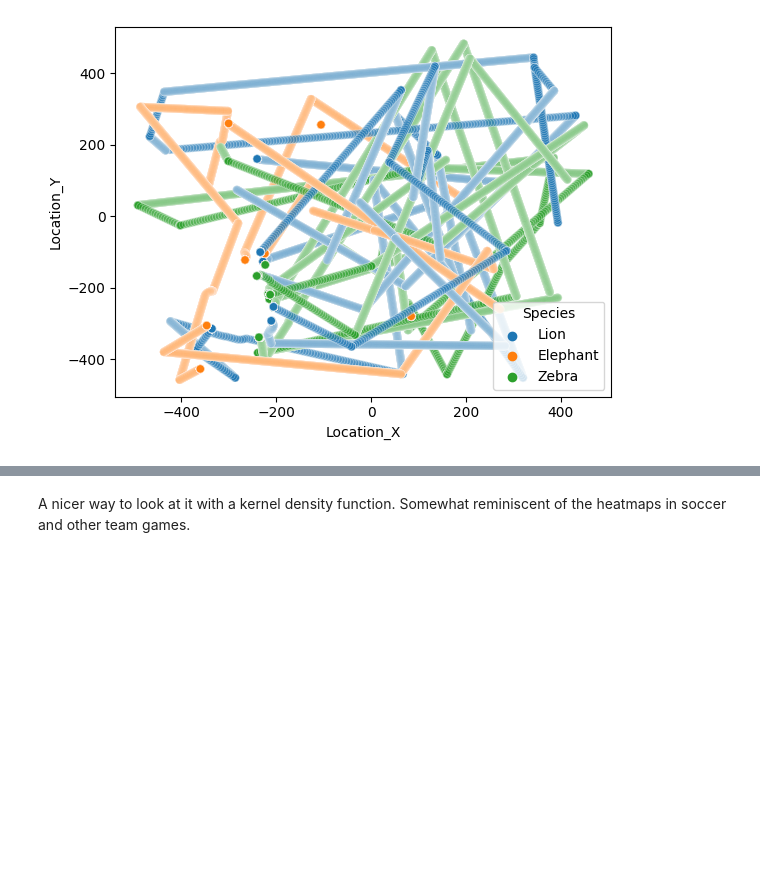
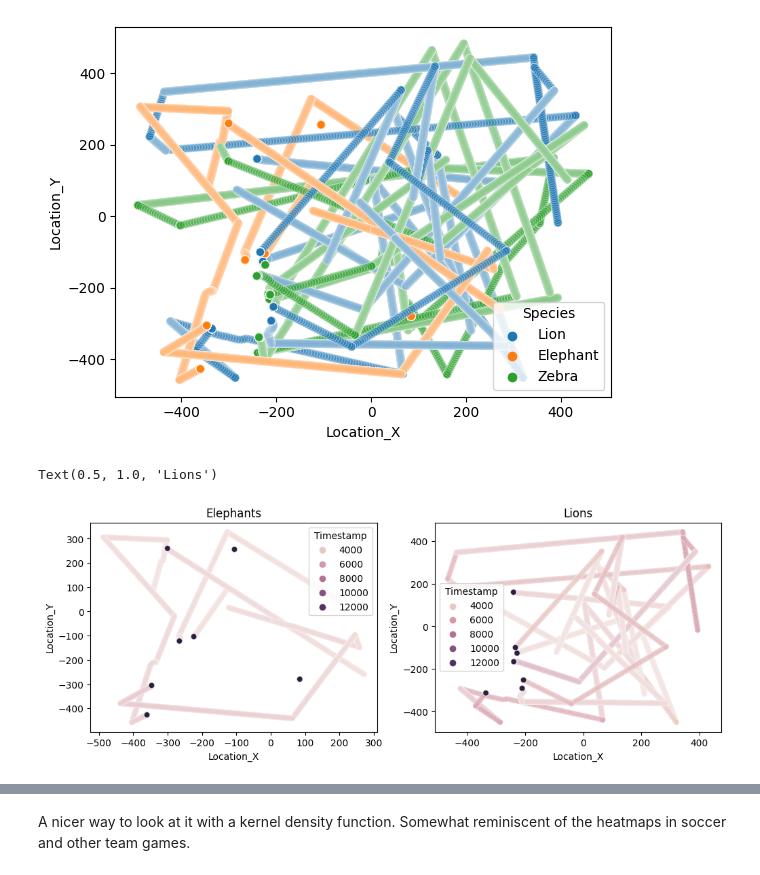
Before and after one commit to RahulSinghalChicago/iot-lab5, a Jupyter notebook: 01_Sim_logs_EDA.ipynb, the cells around one changed output, grey strips where cells are left out. Saved outputs shown, nothing was run; the diff lists cells and outputs as text; code cells hidden in the pictures; blank space fills up the shorter version.

Commit message:
Added a few more plots for answering questions.

```diff
--- a/01_Sim_logs_EDA.ipynb
+++ b/01_Sim_logs_EDA.ipynb
@@ -278,3 +278,14 @@ sns.scatterplot(x='Location_X', y='Location_Y', data=df, hue='Species', alpha=0.
 # %% [output]
 <Axes: xlabel='Location_X', ylabel='Location_Y'>
 [figure]
+# %%
+fig, axes = plt.subplots(1, 2, figsize=(12, 4))
+df_elephants = df[df.Species == 'Elephant']
+df_lions = df[df.Species == 'Lion']
+sns.scatterplot(x='Location_X', y='Location_Y', data=df_elephants, hue='Timestamp', alpha=0.4, ax=axes[0])
+axes[0].set_title('Elephants')
+sns.scatterplot(x='Location_X', y='Location_Y', data=df_lions, hue='Timestamp', alpha=0.4, ax=axes[1])
+axes[1].set_title('Lions')
+# %% [output]
+Text(0.5, 1.0, 'Lions')
+[figure, added]
```
Also changed, not shown: parts of 6 cells of this notebook.
